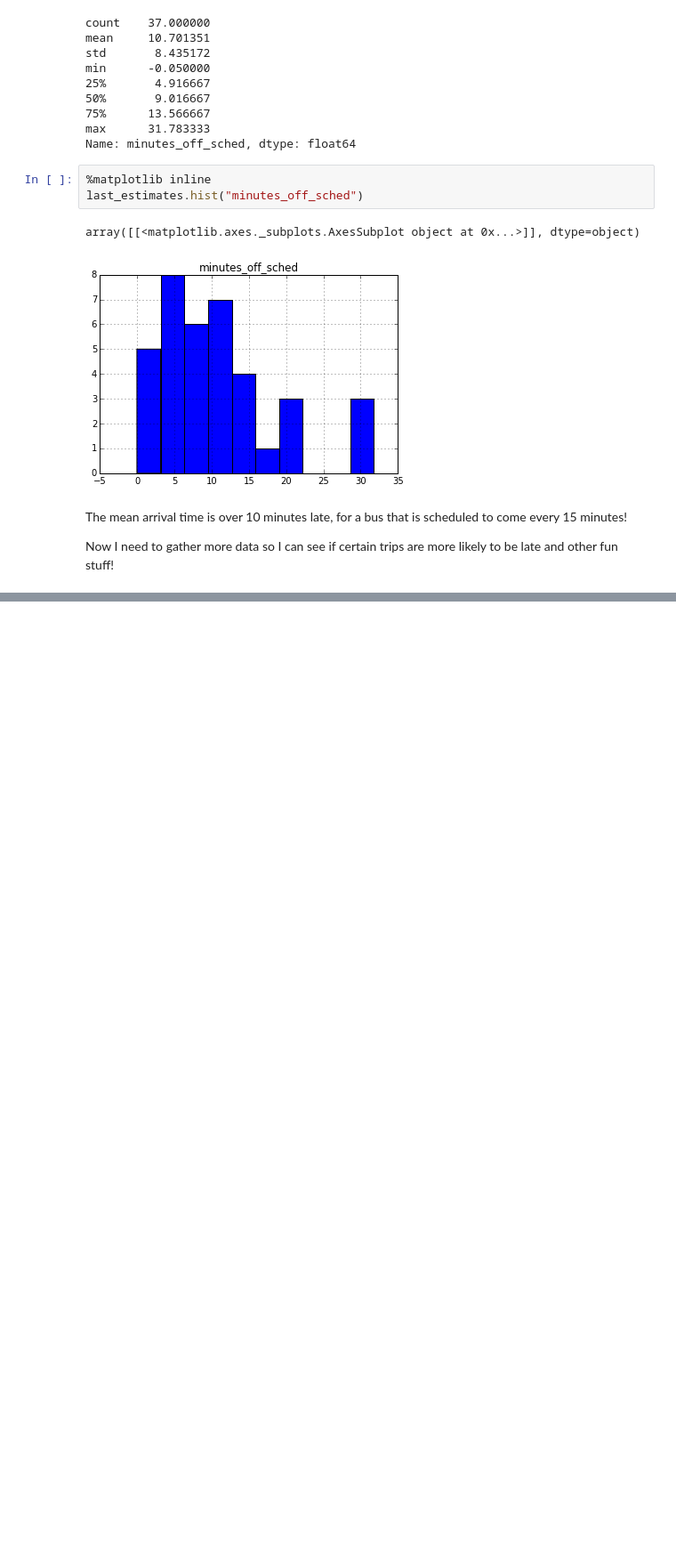
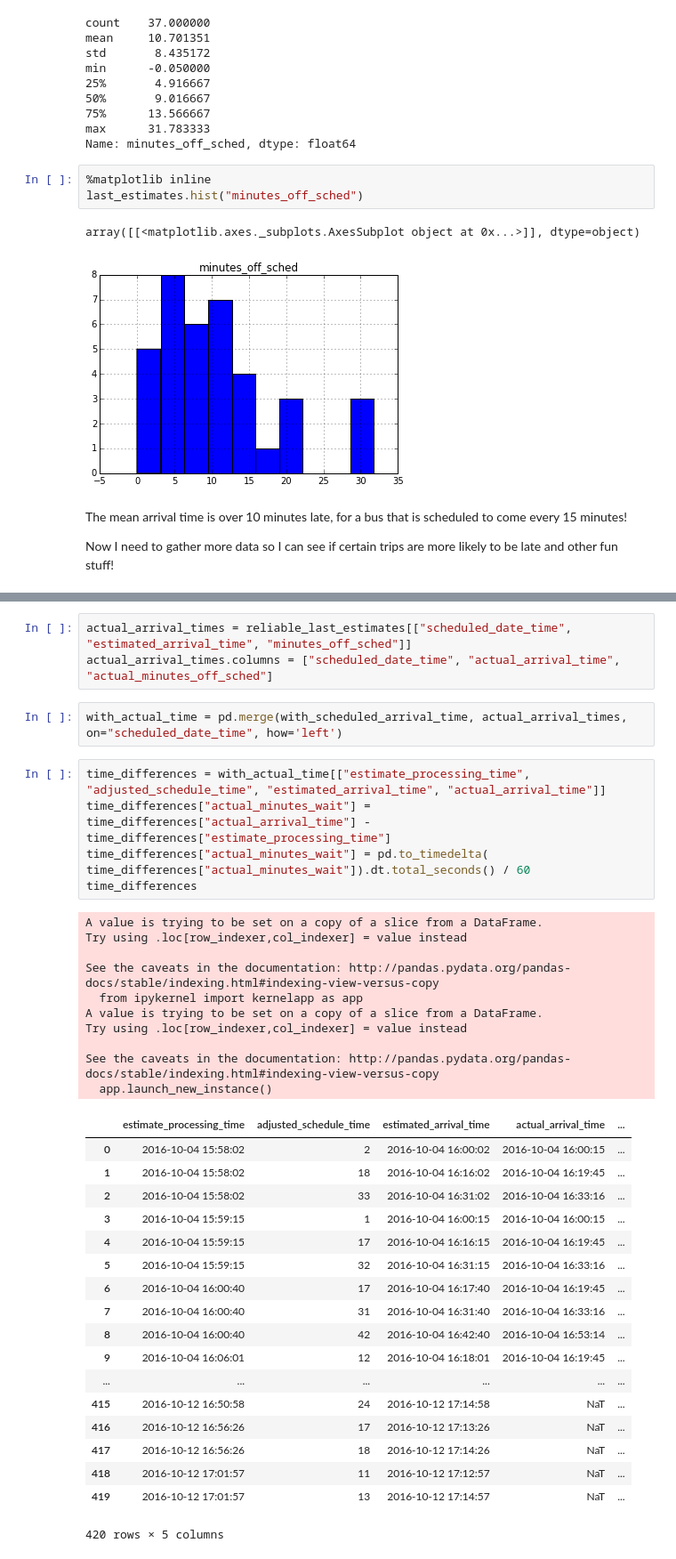
Before and after one commit to lgaud/wheres-my-bus, a Jupyter notebook: Bus Analysis.ipynb, the cells around one changed output, grey strips where cells are left out. Shown at 89% size. Saved outputs shown, nothing was run; the diff lists cells and outputs as text; blank space fills up the shorter version.

```diff
--- a/Bus Analysis.ipynb
+++ b/Bus Analysis.ipynb
@@ -227,0 +304,39 @@ Now I need to gather more data so I can see if certain trips are more likely to
+# %%
+actual_arrival_times = reliable_last_estimates[["scheduled_date_time", "estimated_arrival_time", "minutes_off_sched"]]
+actual_arrival_times.columns = ["scheduled_date_time", "actual_arrival_time", "actual_minutes_off_sched"]
+# %%
+with_actual_time = pd.merge(with_scheduled_arrival_time, actual_arrival_times, on="scheduled_date_time", how='left')
+# %%
+time_differences = with_actual_time[["estimate_processing_time", "adjusted_schedule_time", "estimated_arrival_time", "actual_arrival_time"]]
+time_differences["actual_minutes_wait"] = time_differences["actual_arrival_time"] - time_differences["estimate_processing_time"]
+time_differences["actual_minutes_wait"] = pd.to_timedelta( time_differences["actual_minutes_wait"]).dt.total_seconds() / 60
+time_differences
+# %% [output]
+A value is trying to be set on a copy of a slice from a DataFrame.
+Try using .loc[row_indexer,col_indexer] = value instead
+
+See the caveats in the documentation: http://pandas.pydata.org/pandas-docs/stable/indexing.html#indexing-view-versus-copy
+  from ipykernel import kernelapp as app
+A value is trying to be set on a copy of a slice from a DataFrame.
+Try using .loc[row_indexer,col_indexer] = value instead
+
+See the caveats in the documentation: http://pandas.pydata.org/pandas-docs/stable/indexing.html#indexing-view-versus-copy
+  app.launch_new_instance()
+|  | estimate_processing_time | adjusted_schedule_time | estimated_arrival_time | actual_arrival_time | ... |
+| 0 | 2016-10-04 15:58:02 | 2 | 2016-10-04 16:00:02 | 2016-10-04 16:00:15 | ... |
+| 1 | 2016-10-04 15:58:02 | 18 | 2016-10-04 16:16:02 | 2016-10-04 16:19:45 | ... |
+| 2 | 2016-10-04 15:58:02 | 33 | 2016-10-04 16:31:02 | 2016-10-04 16:33:16 | ... |
+| 3 | 2016-10-04 15:59:15 | 1 | 2016-10-04 16:00:15 | 2016-10-04 16:00:15 | ... |
+| 4 | 2016-10-04 15:59:15 | 17 | 2016-10-04 16:16:15 | 2016-10-04 16:19:45 | ... |
+| 5 | 2016-10-04 15:59:15 | 32 | 2016-10-04 16:31:15 | 2016-10-04 16:33:16 | ... |
+| 6 | 2016-10-04 16:00:40 | 17 | 2016-10-04 16:17:40 | 2016-10-04 16:19:45 | ... |
+| 7 | 2016-10-04 16:00:40 | 31 | 2016-10-04 16:31:40 | 2016-10-04 16:33:16 | ... |
+| 8 | 2016-10-04 16:00:40 | 42 | 2016-10-04 16:42:40 | 2016-10-04 16:53:14 | ... |
+| 9 | 2016-10-04 16:06:01 | 12 | 2016-10-04 16:18:01 | 2016-10-04 16:19:45 | ... |
+| ... | ... | ... | ... | ... | ... |
+| 415 | 2016-10-12 16:50:58 | 24 | 2016-10-12 17:14:58 | NaT | ... |
+| 416 | 2016-10-12 16:56:26 | 17 | 2016-10-12 17:13:26 | NaT | ... |
+| 417 | 2016-10-12 16:56:26 | 18 | 2016-10-12 17:14:26 | NaT | ... |
+| 418 | 2016-10-12 17:01:57 | 11 | 2016-10-12 17:12:57 | NaT | ... |
+| 419 | 2016-10-12 17:01:57 | 13 | 2016-10-12 17:14:57 | NaT | ... |
+420 rows × 5 columns
```
Also changed, not shown: parts of 11 cells of this notebook.
